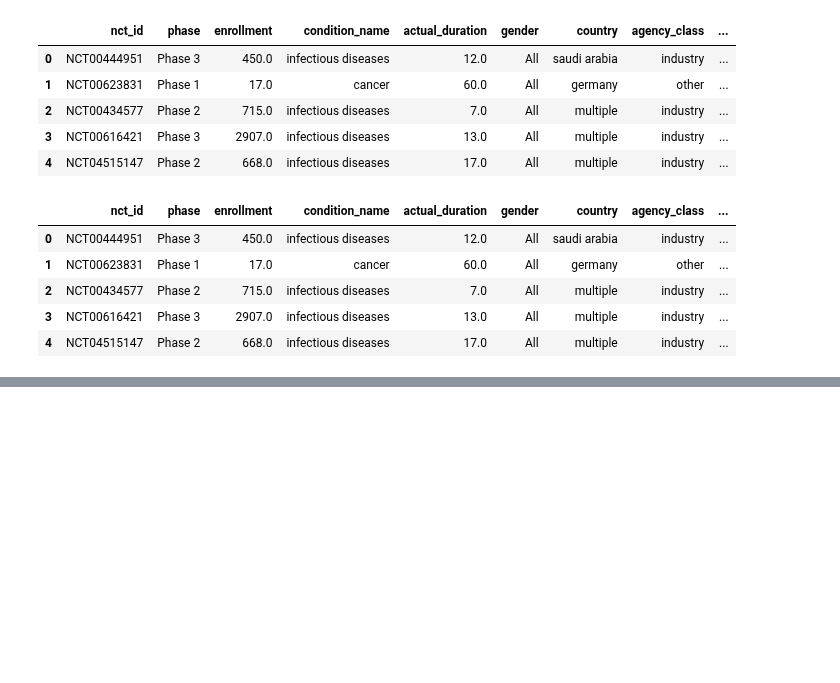
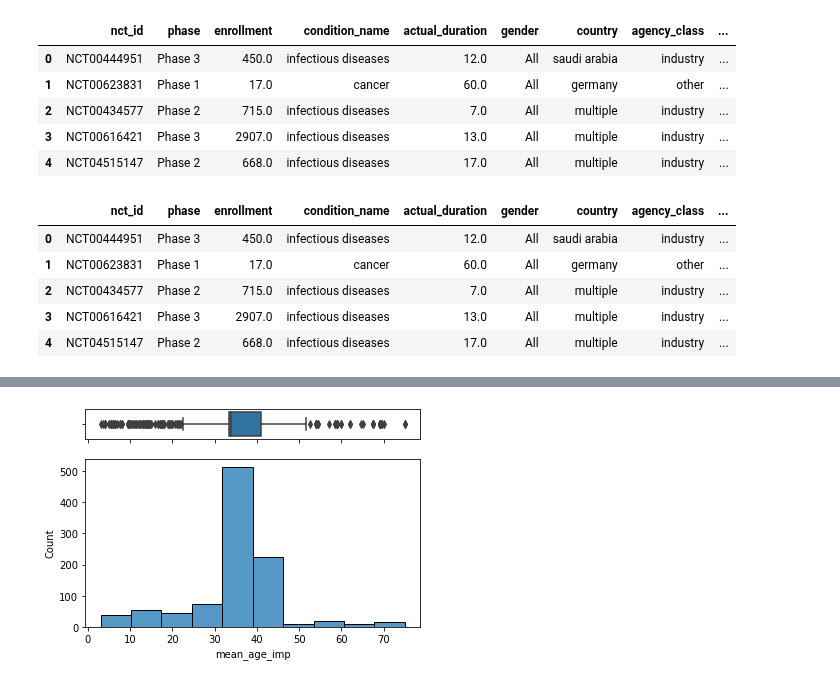
Before and after one commit to brunalos/clinical-trials-ml, a Jupyter notebook: vaccines.ipynb, the cells around one changed output, grey strips where cells are left out. Drawn from its saved outputs; the diff is of its cells as text; code cells hidden in the pictures; blank space fills up the shorter version.

```diff
--- a/vaccines.ipynb
+++ b/vaccines.ipynb
@@ -1615,0 +1636,5 @@ df_ml.head()
+# %%
+# Plot age
+creating_box_hist('mean_age_imp', df_ml, 10)
+# %% [output]
+[figure, added]
```
Also changed, not shown: parts of 8 cells of this notebook.
